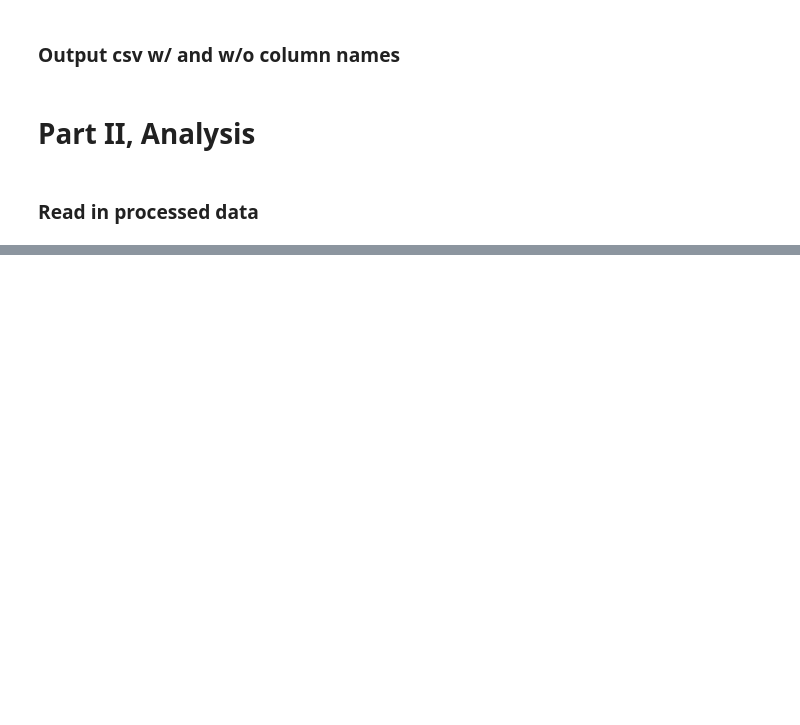
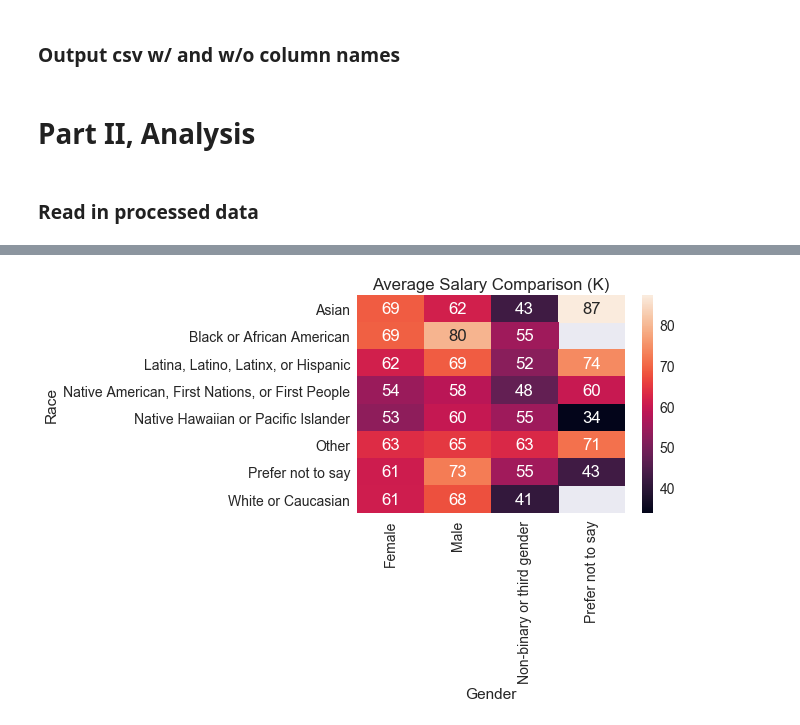
Before and after one commit to shiwang0211/DesignCensus, a Jupyter notebook: test.ipynb, the cells around one changed output, grey strips where cells are left out. Saved outputs shown, nothing was run; the diff lists cells and outputs as text; code cells hidden in the pictures; blank space fills up the shorter version.

```diff
--- a/test.ipynb
+++ b/test.ipynb
@@ -321,8 +371,11 @@ cz
 dff = pd.DataFrame(columns = ['Col', 'Option', 'Salary'])
 for col in pipe_col:
     for option, sub_col in pipe_col_dict[col].items():
-        salary = df.loc[df[sub_col] == 1, 'V_18'].mean()
-        dff = dff.append({'Col': col, 'Option' : option, 'Salary' : salary }, \
+        salary_avg = df.loc[df[sub_col] == 1, 'V_18'].mean()
+        salary_min = np.percentile(df.loc[df[sub_col] == 1, 'V_18'],5)
+        salary_max = np.percentile(df.loc[df[sub_col] == 1, 'V_18'],95)
+        dff = dff.append({'Col': col, 'Option' : option, 'Salary_min' : salary_min,
+                          'Salary_avg' : salary_avg, 'Salary_max' : salary_max}, \
                          ignore_index=True)
 # %%
 # All figs are saved under 'fig' folder
@@ -366,0 +431,19 @@ Text(31,0.5,'My immediate team is:')
+# %%
+# 2. Process RACE and combine with GENDER, ORIENTATION
+hm_heat = pd.DataFrame(columns=['index','Gender', 'Orientation','Race', 'Salary'])# v38, v39, v40, v18
+for index, row in df.iterrows():
+    for option, subcol in pipe_col_dict['V_40'].items(): #race
+        if row[subcol] == 1:
+            hm_heat = hm_heat.append({'index': index,
+                                      'Gender': row['V_38'],  #gender
+                                      'Orientation': row['V_39'], #orientation
+                                      'Race': option,
+                                      'Salary': row['V_18']}, ignore_index=True)
+# %%
+# 2. Race and Gender Combo
+plot_heatmap(hm_heat[hm_heat['Gender'] != 'Other'], # exclude GENDER == 'Other'
+             'Race', 'Race',
+             'Gender', 'Gender',
+             'Salary') #salary
+# %% [output]
+[figure, added]
```
Also changed, not shown: parts of 27 cells of this notebook, 36 other files.
